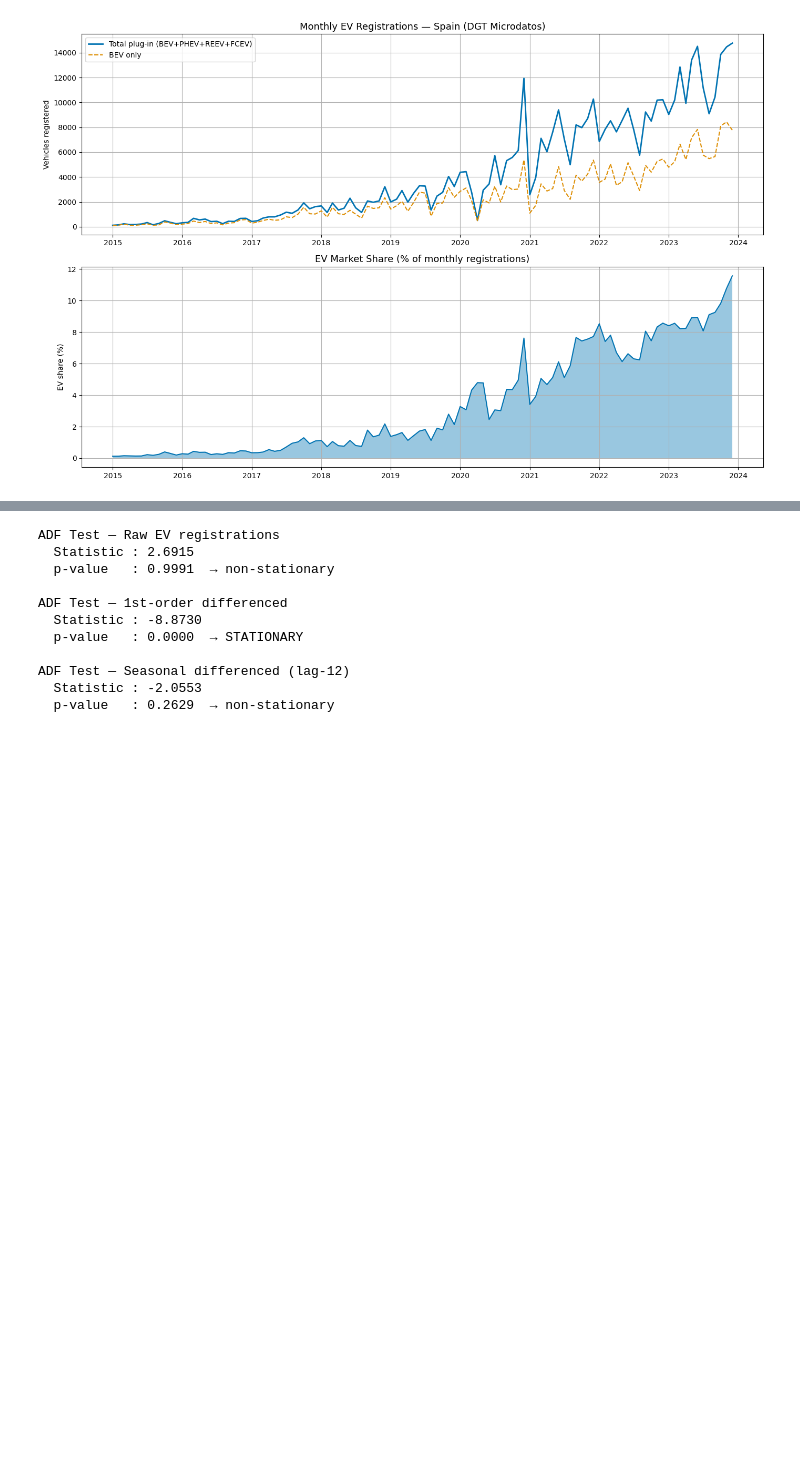
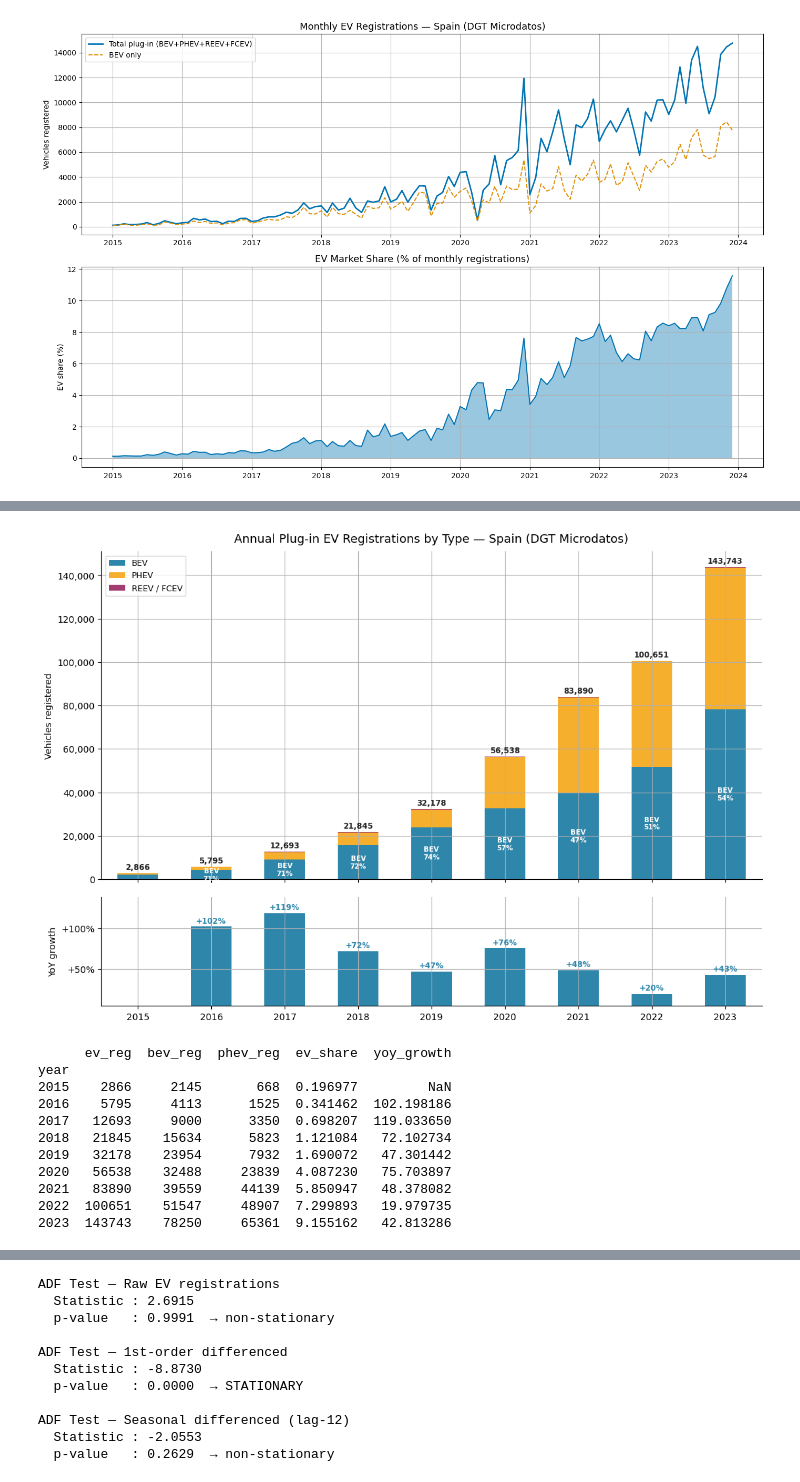
Before and after one commit to robsrot/SpanishElectricGrid, a Jupyter notebook: notebooks/EV_Fleet_Forecast.ipynb, the cells around one changed output, grey strips where cells are left out. Cells and saved outputs as stored; diff of their text form; code cells hidden in the pictures; blank space fills up the shorter version.

```diff
--- a/notebooks/EV_Fleet_Forecast.ipynb
+++ b/notebooks/EV_Fleet_Forecast.ipynb
@@ -214,0 +202,75 @@ ARIMA/SARIMA require a stationary series. We test the raw series and a differenc
+# %%
+annual = monthly.groupby('year')[['ev_reg', 'bev_reg', 'phev_reg', 'total_reg']].sum()
+annual['other_reg']  = annual['ev_reg'] - annual['bev_reg'] - annual['phev_reg']  # REEV + FCEV
+annual['ev_share']   = annual['ev_reg'] / annual['total_reg'] * 100
+annual['yoy_growth'] = annual['ev_reg'].pct_change() * 100
+
+years = annual.index.astype(str)
+x     = np.arange(len(annual))
+BAR_W = 0.55
+
+fig, (ax1, ax2) = plt.subplots(2, 1, figsize=(13, 9), gridspec_kw={'height_ratios': [3, 1]})
+fig.subplots_adjust(hspace=0.08)
+
+# ── Top panel: stacked bars ──────────────────────────────────────────────────
+b_bev   = ax1.bar(x, annual['bev_reg'],   BAR_W, label='BEV',          color='#2E86AB')
+b_phev  = ax1.bar(x, annual['phev_reg'],  BAR_W, label='PHEV',         color='#F6AE2D', bottom=annual['bev_reg'])
+b_other = ax1.bar(x, annual['other_reg'], BAR_W, label='REEV / FCEV',  color='#A23B72',
+                  bottom=annual['bev_reg'] + annual['phev_reg'])
+
+# Total value label on top of each stack
+for i, (yr, row) in enumerate(annual.iterrows()):
+    ax1.text(i, row['ev_reg'] + 800, f"{int(row['ev_reg']):,}",
+             ha='center', va='bottom', fontsize=8.5, fontweight='bold', color='#222')
+
+# BEV share label inside each BEV bar (only if bar is tall enough)
+for i, (yr, row) in enumerate(annual.iterrows()):
+    bev_share = row['bev_reg'] / row['ev_reg'] * 100 if row['ev_reg'] > 0 else 0
+    if row['bev_reg'] > 3000:
+        ax1.text(i, row['bev_reg'] / 2, f"BEV\n{bev_share:.0f}%",
+                 ha='center', va='center', fontsize=7.5, color='white', fontweight='bold')
+
+ax1.set_title('Annual Plug-in EV Registrations by Type — Spain (DGT Microdatos)', fontsize=13, pad=10)
+ax1.set_ylabel('Vehicles registered', fontsize=10)
+ax1.set_xticks(x)
+ax1.set_xticklabels([])          # hidden — shared with bottom panel
+ax1.set_xlim(-0.5, len(x) - 0.5)
+ax1.yaxis.set_major_formatter(plt.FuncFormatter(lambda v, _: f'{int(v):,}'))
+ax1.legend(loc='upper left', fontsize=9)
+ax1.spines[['top', 'right']].set_visible(False)
+
+# ── Bottom panel: YoY growth bars ───────────────────────────────────────────
+colors_yoy = ['#2E86AB' if v >= 0 else '#E84855' for v in annual['yoy_growth'].fillna(0)]
+ax2.bar(x[1:], annual['yoy_growth'].iloc[1:], BAR_W, color=colors_yoy[1:])
+ax2.axhline(0, color='#555', lw=0.8)
+
+for i, val in enumerate(annual['yoy_growth'].iloc[1:]):
+    ax2.text(i + 1, val + (2 if val >= 0 else -5),
+             f'{val:+.0f}%', ha='center', va='bottom', fontsize=8.5, fontweight='bold',
+             color='#2E86AB' if val >= 0 else '#E84855')
+
+ax2.set_ylabel('YoY growth', fontsize=10)
+ax2.set_xticks(x)
+ax2.set_xticklabels(years, fontsize=10)
+ax2.set_xlim(-0.5, len(x) - 0.5)
+ax2.set_ylim(annual['yoy_growth'].min() - 15, annual['yoy_growth'].max() + 20)
+ax2.spines[['top', 'right']].set_visible(False)
+ax2.yaxis.set_major_formatter(plt.FuncFormatter(lambda v, _: f'{v:+.0f}%'))
+
+plt.savefig(os.path.join(OUTPUT_DIR, 'ev_annual_registrations.png'), dpi=150, bbox_inches='tight')
+plt.show()
+
+print(annual[['ev_reg', 'bev_reg', 'phev_reg', 'ev_share', 'yoy_growth']].to_string())
+# %% [output]
+[figure, added]
+      ev_reg  bev_reg  phev_reg  ev_share  yoy_growth
+year
+2015    2866     2145       668  0.196977         NaN
+2016    5795     4113      1525  0.341462  102.198186
+2017   12693     9000      3350  0.698207  119.033650
+2018   21845    15634      5823  1.121084   72.102734
+2019   32178    23954      7932  1.690072   47.301442
+2020   56538    32488     23839  4.087230   75.703897
+2021   83890    39559     44139  5.850947   48.378082
+2022  100651    51547     48907  7.299893   19.979735
+2023  143743    78250     65361  9.155162   42.813286
```
Also changed, not shown: parts of 10 cells of this notebook.
